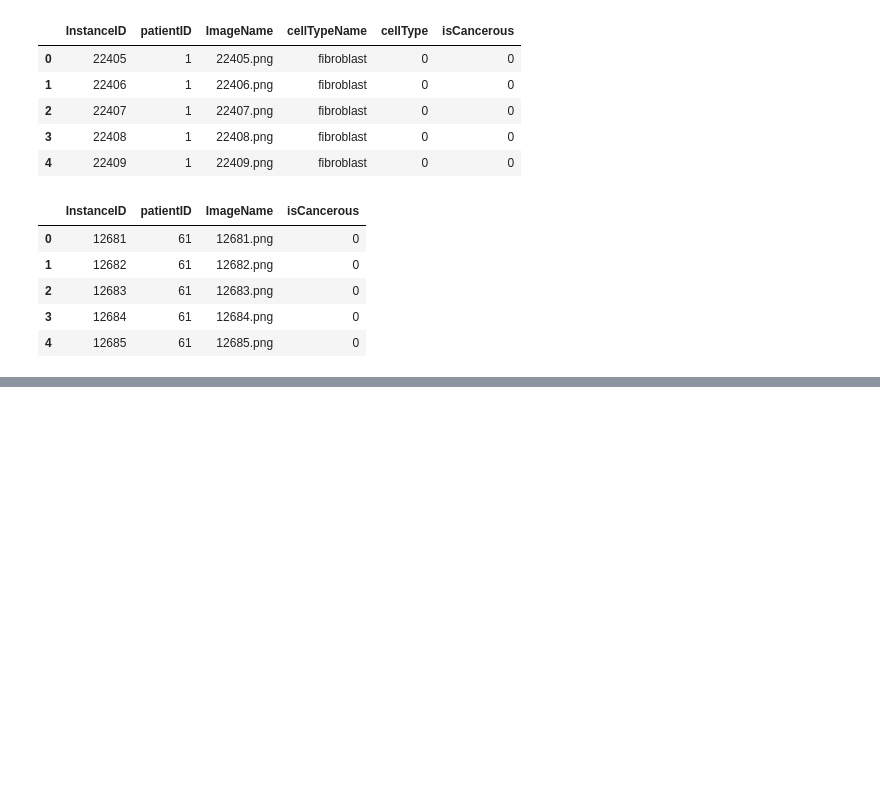
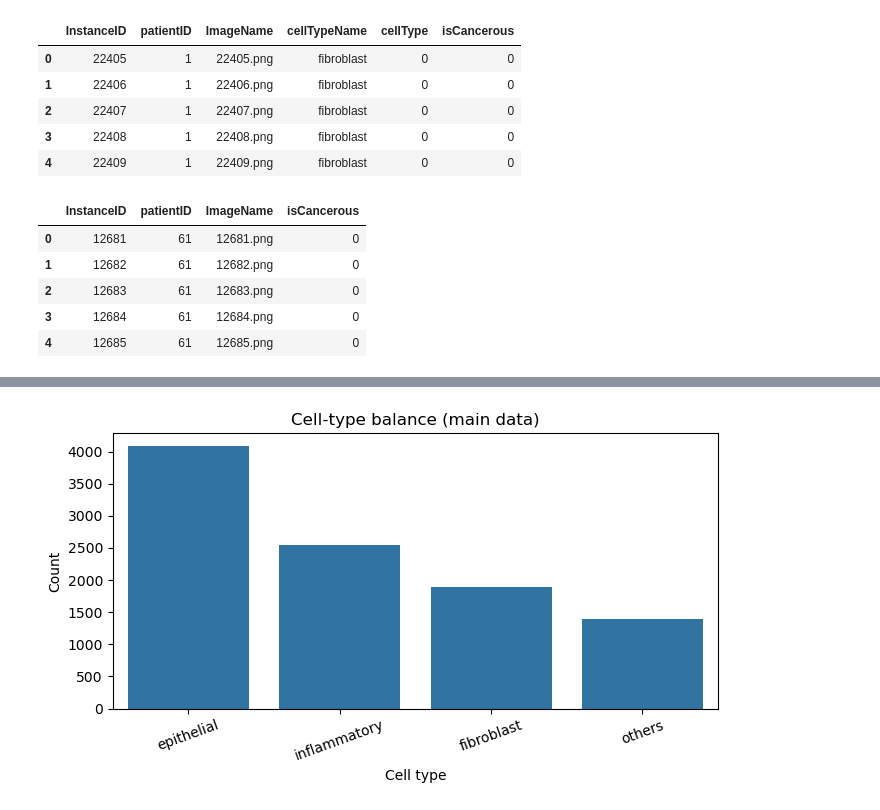
Before and after one commit to theaussiepie/Conformal-Prediction-with-ML-Workflow, a Jupyter notebook: workflow.ipynb, the cells around one changed output, grey strips where cells are left out. Saved outputs shown, nothing was run; the diff lists cells and outputs as text; code cells hidden in the pictures; blank space fills up the shorter version.

```diff
--- a/workflow.ipynb
+++ b/workflow.ipynb
@@ -81,0 +244,11 @@ The output shows that the dataset includes a `patientID` column for patient-leve
+# %%
+plt.figure(figsize=(7, 4))
+sns.countplot(data=main_df, x="cellTypeName", order=main_df["cellTypeName"].value_counts().index)
+plt.title("Cell-type balance (main data)")
+plt.xlabel("Cell type")
+plt.ylabel("Count")
+plt.xticks(rotation=20)
+plt.tight_layout()
+plt.show()
+# %% [output]
+[figure, added]
```
Also changed, not shown: parts of 16 cells of this notebook.
